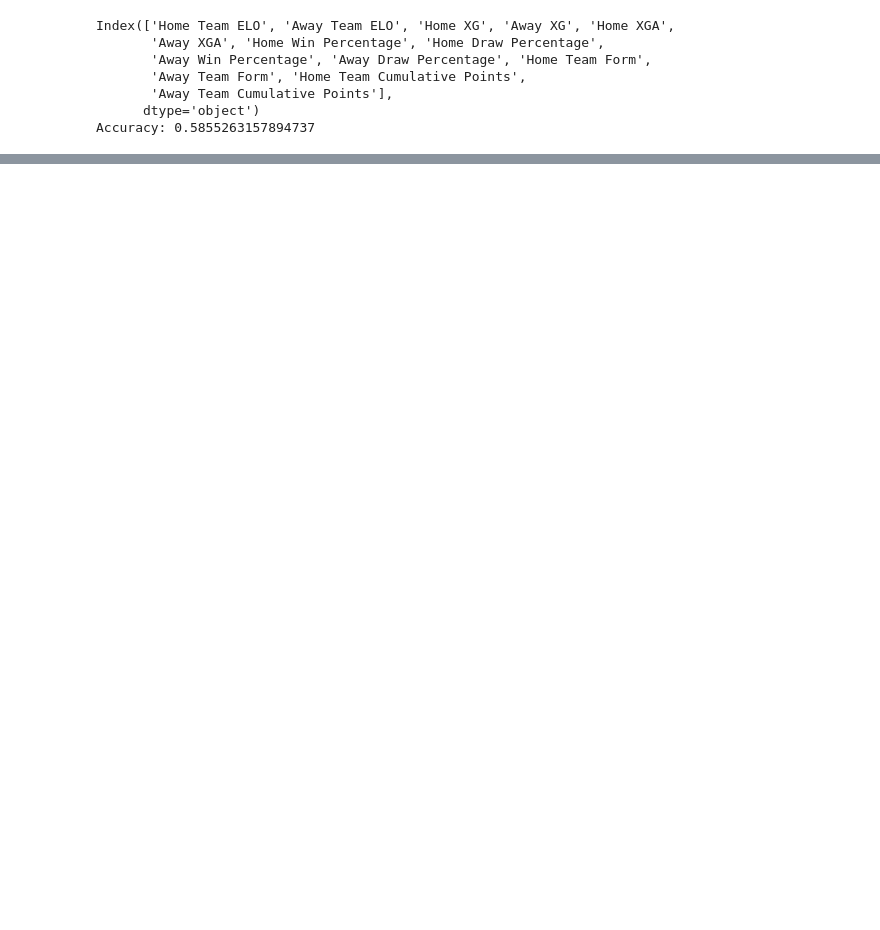
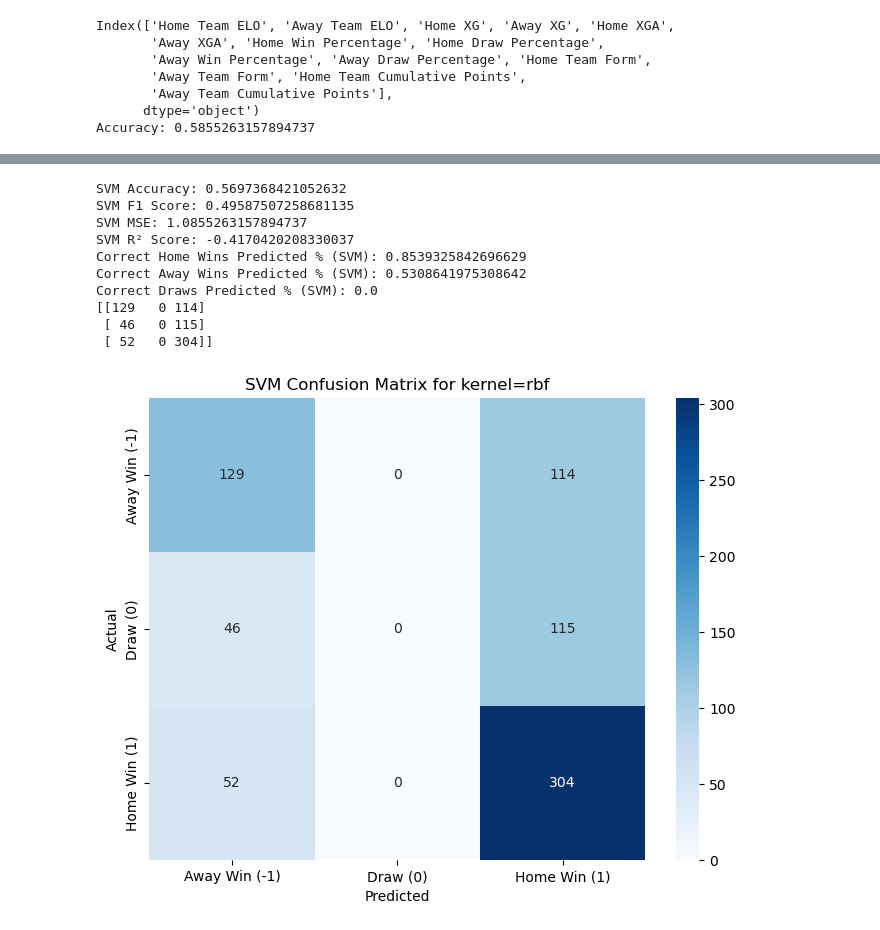
Before and after one commit to ML-Project-PremierInsights/ELO-Insights, a Jupyter notebook: improving_accuracy.ipynb, the cells around one changed output, grey strips where cells are left out. Cells and saved outputs as stored; diff of their text form; code cells hidden in the pictures; blank space fills up the shorter version.

```diff
--- a/improving_accuracy.ipynb
+++ b/improving_accuracy.ipynb
@@ -326,0 +334,69 @@ Random Forest Feature Importances:
+# %%
+from sklearn.svm import SVC
+from sklearn.metrics import accuracy_score, f1_score, confusion_matrix, mean_squared_error, r2_score, precision_score, recall_score, log_loss
+import matplotlib.pyplot as plt
+import seaborn as sns
+import pandas as pd
+
+# Initialize the SVM model
+svm_model = SVC(kernel='rbf', random_state=16, decision_function_shape='ovr')
+
+# Train the model
+svm_model.fit(X_train, y_train)
+
+# Predict on the test set
+y_pred_svm = svm_model.predict(X_test)
+
+# Calculate accuracy
+accuracy_svm = accuracy_score(y_test, y_pred_svm)
+print('SVM Accuracy:', accuracy_svm)
+
+# Calculate F1 score
+f1_svm = f1_score(y_test, y_pred_svm, average='weighted')  # 'weighted' accounts for class imbalance
+print('SVM F1 Score:', f1_svm)
+
+# Calculate Mean Squared Error (MSE)
+mse_svm = mean_squared_error(y_test, y_pred_svm)
+print('SVM MSE:', mse_svm)
+
+# Calculate R² Score
+r2_svm = r2_score(y_test, y_pred_svm)
+print('SVM R² Score:', r2_svm)
+
+# Count how many times the model correctly predicts a home win (label = 1)
+correct_home_wins_svm = sum((y_test == 1) & (y_pred_svm == 1)) / sum(y_test == 1)
+print('Correct Home Wins Predicted % (SVM):', correct_home_wins_svm)
+
+# Count how many times the model correctly predicts an away win (label = -1)
+correct_away_wins_svm = sum((y_test == -1) & (y_pred_svm == -1)) / sum(y_test == -1)
+print('Correct Away Wins Predicted % (SVM):', correct_away_wins_svm)
+
+# Count how many times the model correctly predicts a draw (label = 0)
+correct_draws_svm = sum((y_test == 0) & (y_pred_svm == 0)) / sum(y_test == 0)
+print('Correct Draws Predicted % (SVM):', correct_draws_svm)
+
+# Confusion matrix for SVM
+cnf_matrix_svm = confusion_matrix(y_test, y_pred_svm)
+print(cnf_matrix_svm)
+
+# Plot the confusion matrix
+plt.figure(figsize=(8, 6))
+sns.heatmap(cnf_matrix_svm, annot=True, fmt='d', cmap='Blues',
+            xticklabels=['Away Win (-1)', 'Draw (0)', 'Home Win (1)'],
+            yticklabels=['Away Win (-1)', 'Draw (0)', 'Home Win (1)'])
+plt.xlabel('Predicted')
+plt.ylabel('Actual')
+plt.title('SVM Confusion Matrix for kernel=rbf')
+plt.show()
+# %% [output]
+SVM Accuracy: 0.5697368421052632
+SVM F1 Score: 0.49587507258681135
+SVM MSE: 1.0855263157894737
+SVM R² Score: -0.4170420208330037
+Correct Home Wins Predicted % (SVM): 0.8539325842696629
+Correct Away Wins Predicted % (SVM): 0.5308641975308642
+Correct Draws Predicted % (SVM): 0.0
+[[129   0 114]
+ [ 46   0 115]
+ [ 52   0 304]]
+[figure, added]
```
Also changed, not shown: parts of 5 cells of this notebook, 1 other file.
